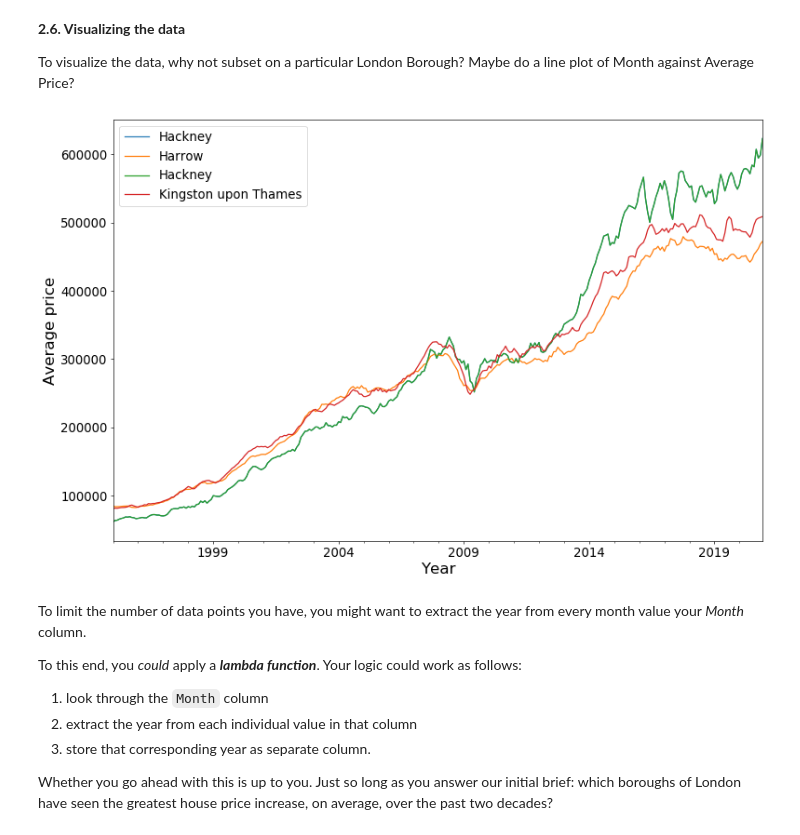
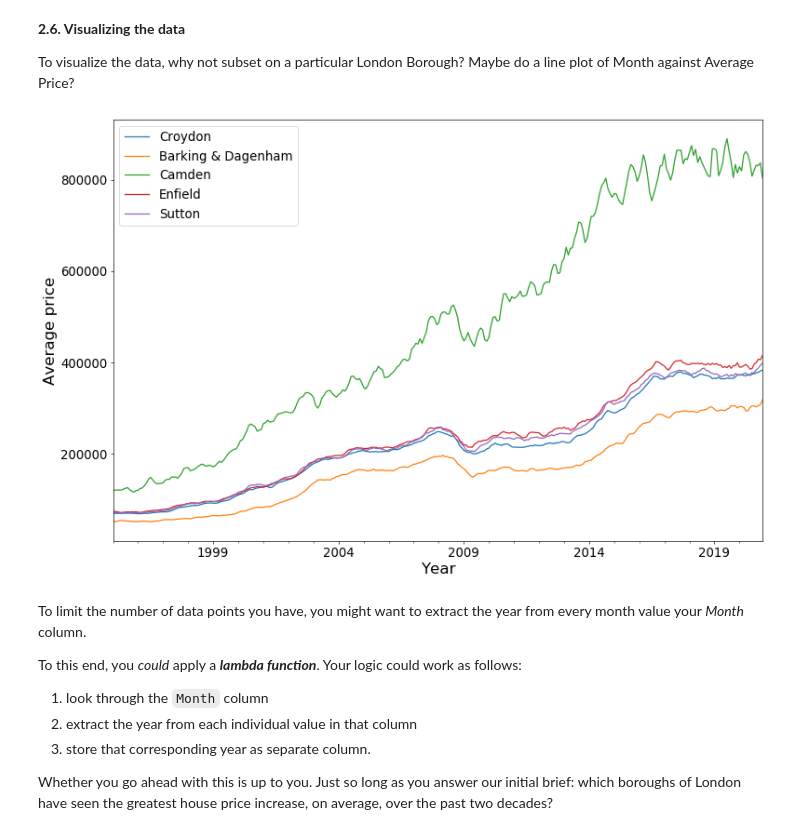
Before and after one commit to mendyhsu/Springboard, a Jupyter notebook: Unit4_3_CaseStudy/Unit 4 Challenge - Tier 3.ipynb, the cells around one changed output. Cells and saved outputs as stored; diff of their text form; code cells hidden in the pictures.

```diff
--- a/Unit4_3_CaseStudy/Unit 4 Challenge - Tier 3.ipynb
+++ b/Unit4_3_CaseStudy/Unit 4 Challenge - Tier 3.ipynb
@@ -315,22 +315,22 @@ Check out the contents of the London Borough column, and if you find null values
 
 To visualize the data, why not subset on a particular London Borough? Maybe do a line plot of Month against Average Price?
 # %%
-# Random draw 4 LND Boroughs, and show their "Avg. Price VS Time"
-rand_draw = np.random.choice(list(Borough_interset), 4)
+# Random draw 5 LND Boroughs, and show their "Avg. Price VS Time"
+rand_draw = np.random.choice(list(Borough_interset), 5)
 
 fig, ax = plt.subplots(1, 1, figsize=(15,10), dpi=60)
 
 for i, borough_name in enumerate(rand_draw):
     df[df['Borough']==borough_name].plot(kind='line', x='Month', y='Average_Price', ax=ax)
 
 ax.set_xlabel('Year',fontsize=20)
 ax.set_ylabel('Average price',fontsize=20)
 ax.legend(rand_draw, fontsize=16)
 ax.tick_params(axis='both', which='major', labelsize=16)
 ax.tick_params(axis='both', which='minor', labelsize=16)
 plt.show()
 # %% [output]
-[figure, old version]
+[figure, new version]
 # %% [markdown]
 To limit the number of data points you have, you might want to extract the year from every month value your *Month* column.
 
```
Also changed, not shown: parts of 3 cells of this notebook.
